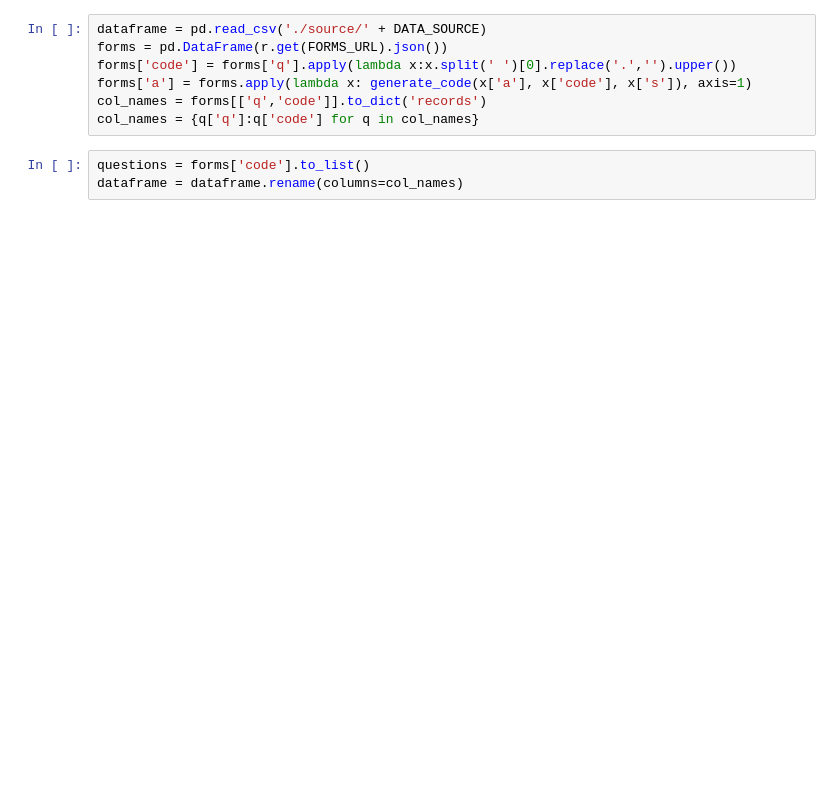
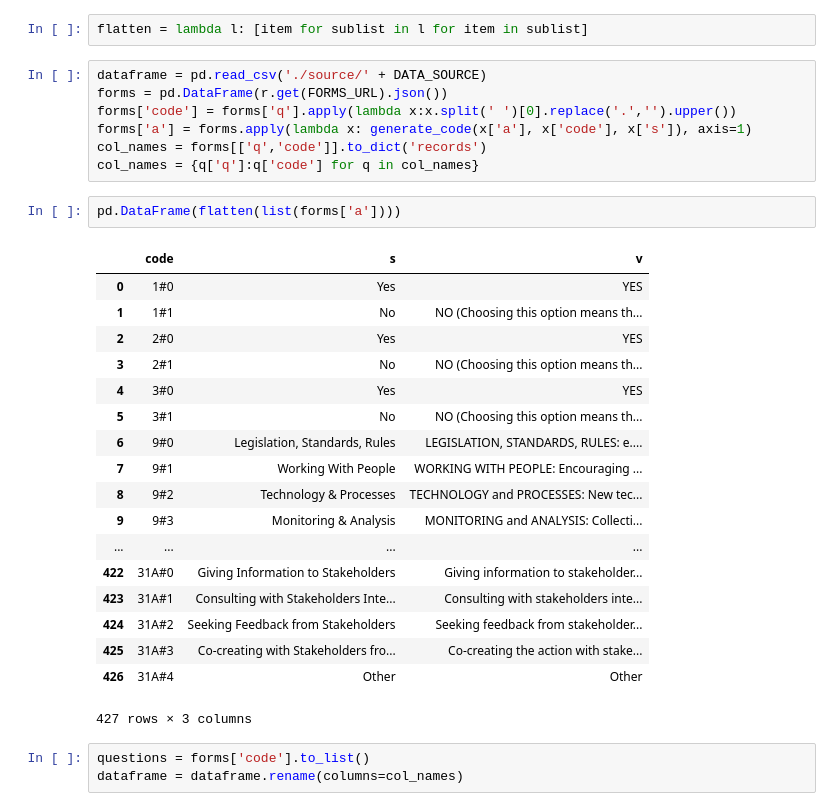
Before and after one commit to akvo/akvo-tech-consultancy, a Jupyter notebook: sites/unep-dashboard/database/transformer/database_seeder.ipynb, the cells around one changed output. Drawn from its saved outputs; the diff is of its cells as text; blank space fills up the shorter version.

```diff
--- a/sites/unep-dashboard/database/transformer/database_seeder.ipynb
+++ b/sites/unep-dashboard/database/transformer/database_seeder.ipynb
@@ -34,6 +34,8 @@ def generate_code(x,y,t):
                 'code':code
             })
     return x
+# %%
+flatten = lambda l: [item for sublist in l for item in sublist]
 # %%
 dataframe = pd.read_csv('./source/' + DATA_SOURCE)
 forms = pd.DataFrame(r.get(FORMS_URL).json())
@@ -41,6 +43,27 @@ forms['code'] = forms['q'].apply(lambda x:x.split(' ')[0].replace('.','').upper(
 forms['a'] = forms.apply(lambda x: generate_code(x['a'], x['code'], x['s']), axis=1)
 col_names = forms[['q','code']].to_dict('records')
 col_names = {q['q']:q['code'] for q in col_names}
+# %%
+pd.DataFrame(flatten(list(forms['a'])))
+# %% [output]
+|  | code | s | v |
+| 0 | 1#0 | Yes | YES |
+| 1 | 1#1 | No | NO (Choosing this option means th... |
+| 2 | 2#0 | Yes | YES |
+| 3 | 2#1 | No | NO (Choosing this option means th... |
+| 4 | 3#0 | Yes | YES |
+| 5 | 3#1 | No | NO (Choosing this option means th... |
+| 6 | 9#0 | Legislation, Standards, Rules | LEGISLATION, STANDARDS, RULES: e.... |
+| 7 | 9#1 | Working With People | WORKING WITH PEOPLE: Encouraging ... |
+| 8 | 9#2 | Technology & Processes | TECHNOLOGY and PROCESSES: New tec... |
+| 9 | 9#3 | Monitoring & Analysis | MONITORING and ANALYSIS: Collecti... |
+| ... | ... | ... | ... |
+| 422 | 31A#0 | Giving Information to Stakeholders | Giving information to stakeholder... |
+| 423 | 31A#1 | Consulting with Stakeholders Inte... | Consulting with stakeholders inte... |
+| 424 | 31A#2 | Seeking Feedback from Stakeholders | Seeking feedback from stakeholder... |
+| 425 | 31A#3 | Co-creating with Stakeholders fro... | Co-creating the action with stake... |
+| 426 | 31A#4 | Other | Other |
+427 rows × 3 columns
 # %%
 questions = forms['code'].to_list()
 dataframe = dataframe.rename(columns=col_names)
```
Also changed, not shown: parts of 15 cells of this notebook, 6 other files.
